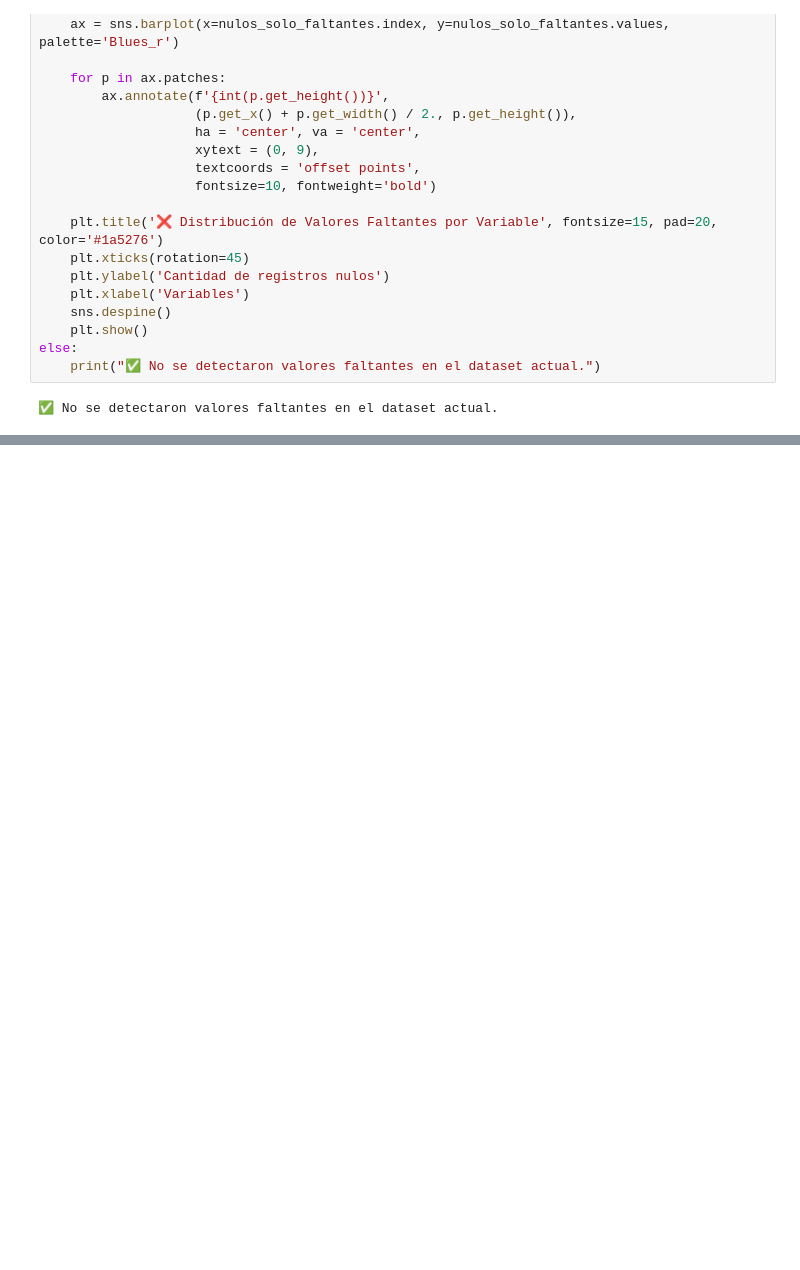
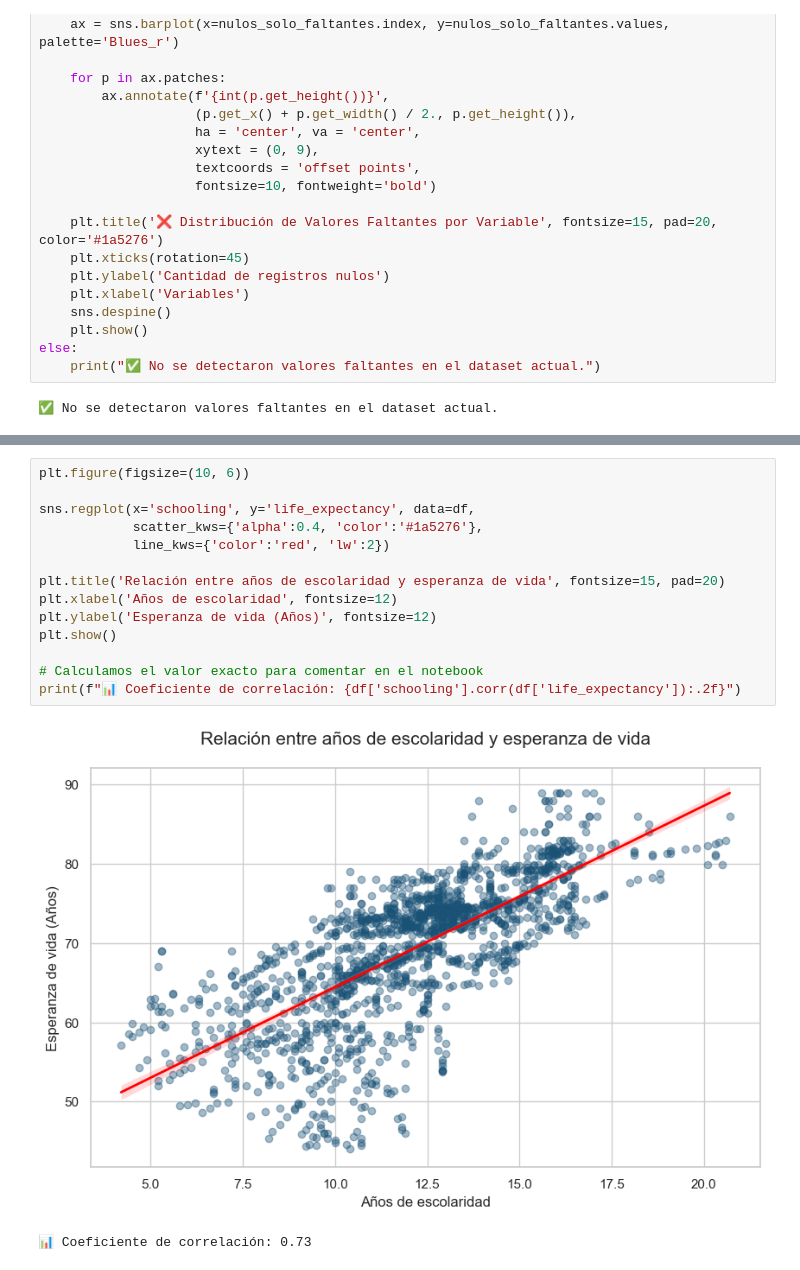
Before and after one commit to Azwraithz/Coderhouse-DataScience-C77745, a Jupyter notebook: MoralesLuis.ipynb, the cells around one changed output, grey strips where cells are left out. Saved outputs shown, nothing was run; the diff lists cells and outputs as text; blank space fills up the shorter version.

```diff
--- a/MoralesLuis.ipynb
+++ b/MoralesLuis.ipynb
@@ -227,0 +259,17 @@ plt.show()
+# %%
+plt.figure(figsize=(10, 6))
+
+sns.regplot(x='schooling', y='life_expectancy', data=df,
+            scatter_kws={'alpha':0.4, 'color':'#1a5276'},
+            line_kws={'color':'red', 'lw':2})
+
+plt.title('Relación entre años de escolaridad y esperanza de vida', fontsize=15, pad=20)
+plt.xlabel('Años de escolaridad', fontsize=12)
+plt.ylabel('Esperanza de vida (Años)', fontsize=12)
+plt.show()
+
+# Calculamos el valor exacto para comentar en el notebook
+print(f"📊 Coeficiente de correlación: {df['schooling'].corr(df['life_expectancy']):.2f}")
+# %% [output]
+[figure, added]
+📊 Coeficiente de correlación: 0.73
```
Also changed, not shown: parts of 11 cells of this notebook.
